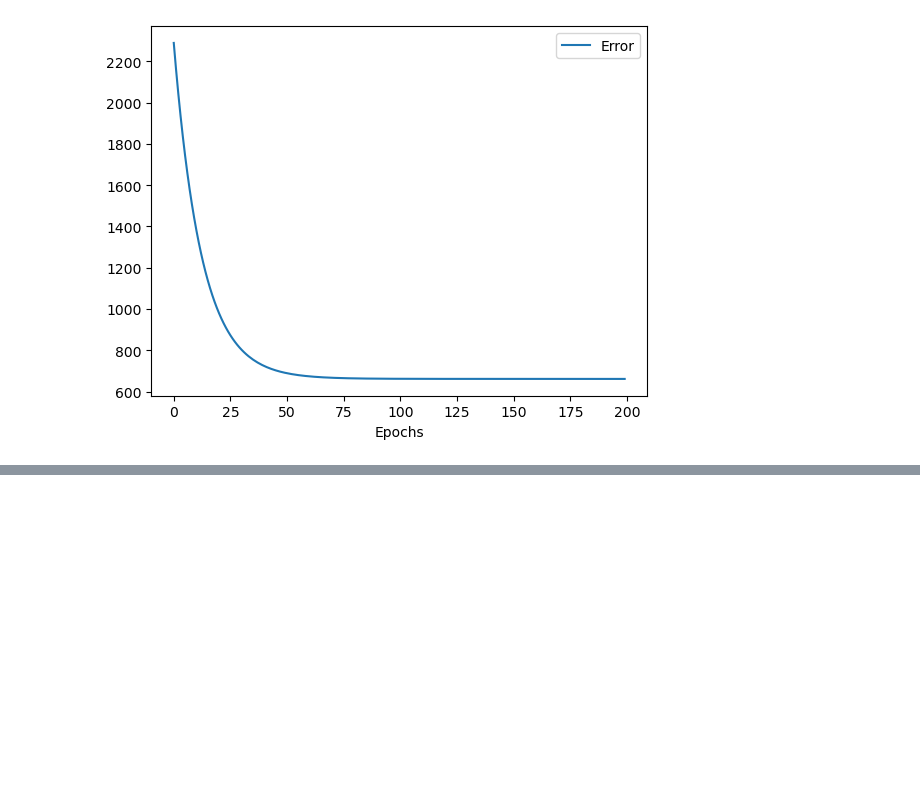
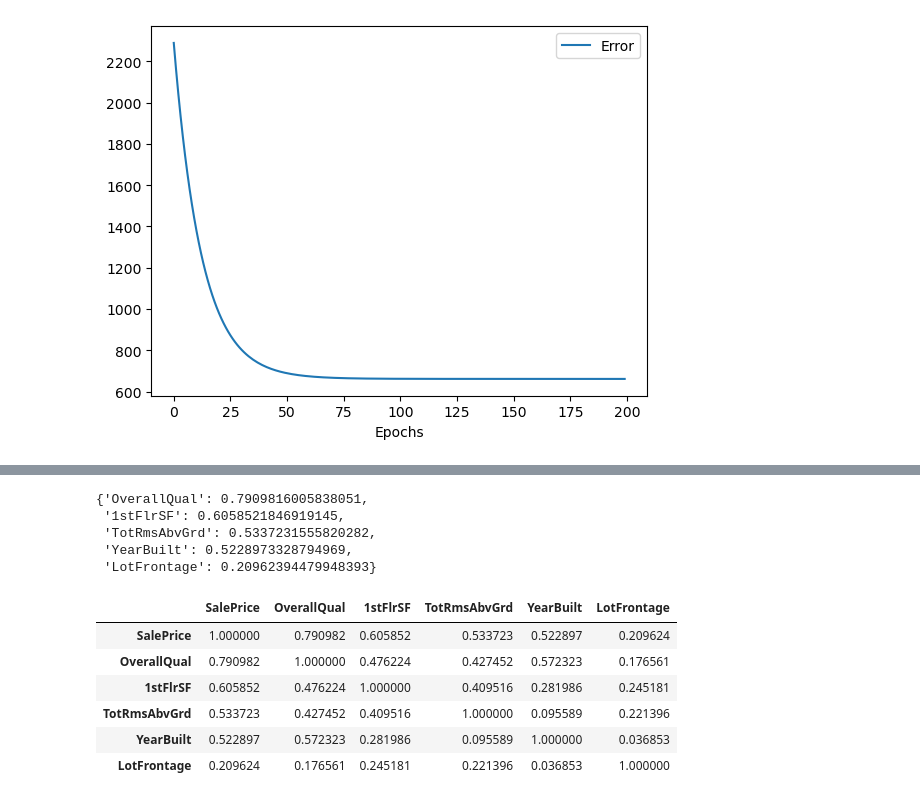
Before and after one commit to jerson8a/project1_linearRegresion, a Jupyter notebook: Solution Project #1 - Jerson Ochoa.ipynb, the cells around one changed output, grey strips where cells are left out. Drawn from its saved outputs; the diff is of its cells as text; code cells hidden in the pictures; blank space fills up the shorter version.

```diff
--- a/Solution Project #1 - Jerson Ochoa.ipynb
+++ b/Solution Project #1 - Jerson Ochoa.ipynb
@@ -583,0 +860,22 @@ Error de iteración 150: 661.3730954604629
+# %%
+# Calculamos coeficiente de correlación de cada columna usando método de Pearson
+dictCorrelacion = RegresionLineal.getCorrCoef(dfData)
+dictCorrelacion['SalePrice']
+# %% [output]
+{'OverallQual': 0.7909816005838051,
+ '1stFlrSF': 0.6058521846919145,
+ 'TotRmsAbvGrd': 0.5337231555820282,
+ 'YearBuilt': 0.5228973328794969,
+ 'LotFrontage': 0.20962394479948393}
+# %%
+# 2da manera de calcular coeficiente de correlación, obtenemos mismos datos que en la primer forma
+dfDataCorr = RegresionLineal.getCorrCoef_v2(dfData)
+dfDataCorr
+# %% [output]
+|  | SalePrice | OverallQual | 1stFlrSF | TotRmsAbvGrd | YearBuilt | LotFrontage |
+| SalePrice | 1.000000 | 0.790982 | 0.605852 | 0.533723 | 0.522897 | 0.209624 |
+| OverallQual | 0.790982 | 1.000000 | 0.476224 | 0.427452 | 0.572323 | 0.176561 |
+| 1stFlrSF | 0.605852 | 0.476224 | 1.000000 | 0.409516 | 0.281986 | 0.245181 |
+| TotRmsAbvGrd | 0.533723 | 0.427452 | 0.409516 | 1.000000 | 0.095589 | 0.221396 |
+| YearBuilt | 0.522897 | 0.572323 | 0.281986 | 0.095589 | 1.000000 | 0.036853 |
+| LotFrontage | 0.209624 | 0.176561 | 0.245181 | 0.221396 | 0.036853 | 1.000000 |
```
Also changed, not shown: parts of 23 cells of this notebook.
